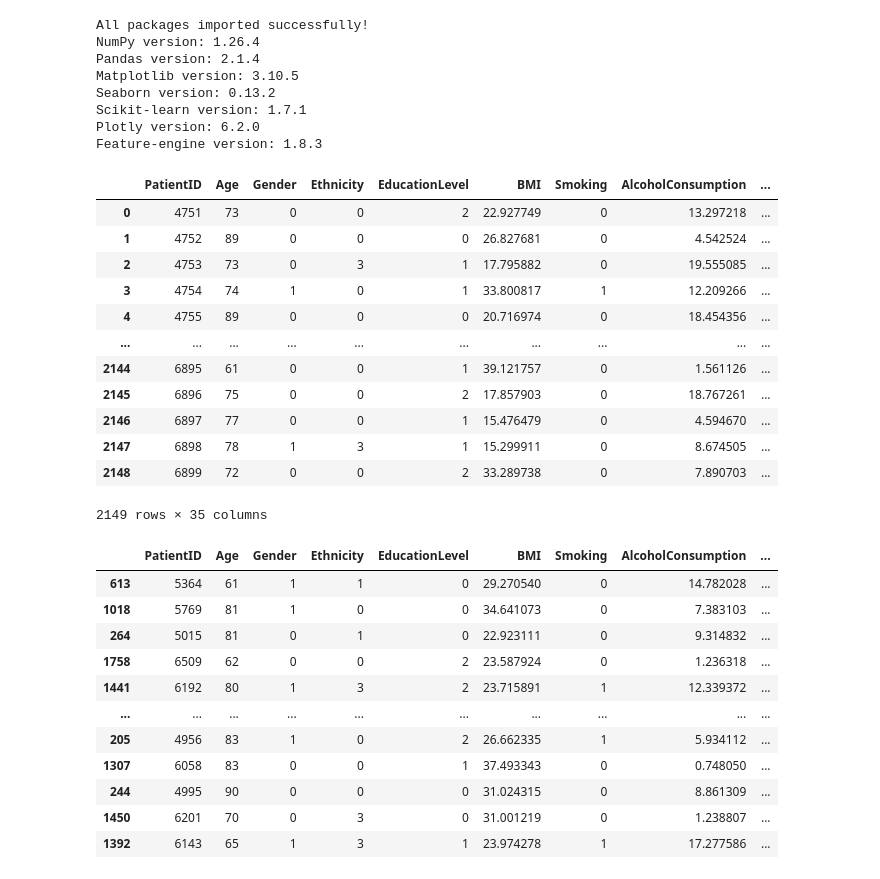
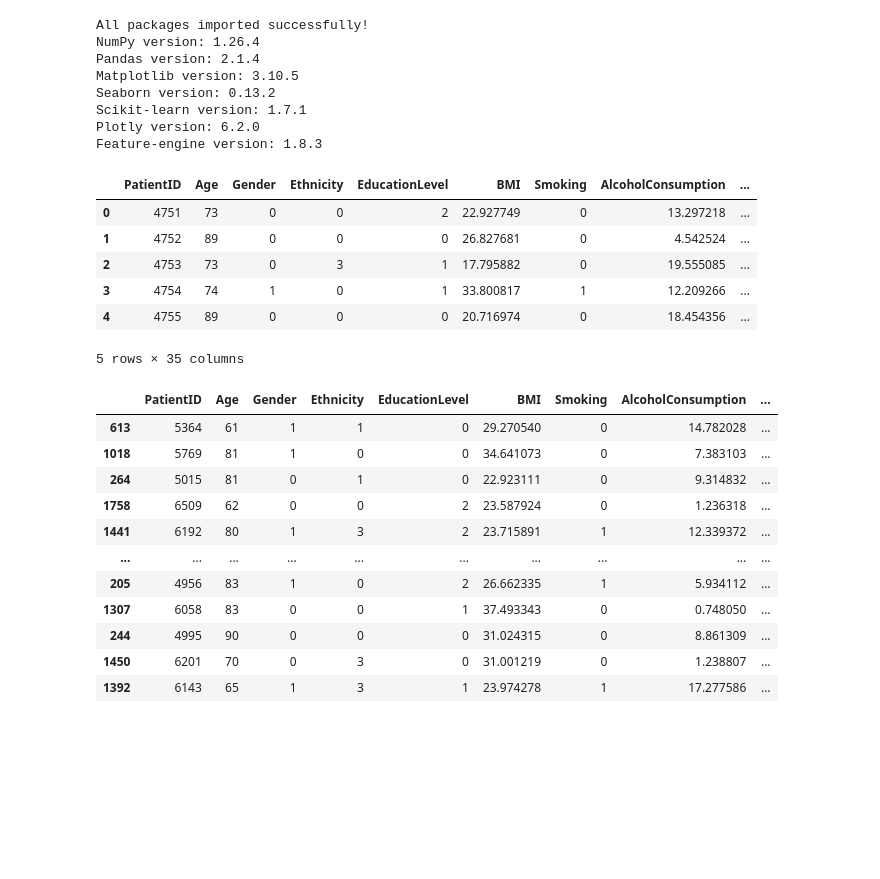
Before and after one commit to FrankiePB95/healthcare-and-public-health, a Jupyter notebook: jupyter_notebooks/data_cleaning_manipulation_and_analysis.ipynb, the cells around one changed output. Saved outputs shown, nothing was run; the diff lists cells and outputs as text; code cells hidden in the pictures; blank space fills up the shorter version.

```diff
--- a/jupyter_notebooks/data_cleaning_manipulation_and_analysis.ipynb
+++ b/jupyter_notebooks/data_cleaning_manipulation_and_analysis.ipynb
@@ -139,23 +139,20 @@ Seaborn version: 0.13.2
 Scikit-learn version: 1.7.1
 Plotly version: 6.2.0
 Feature-engine version: 1.8.3
-# %%
-df = pd.read_csv("../inputs/alzheimers_disease_data.csv")
-df
-# %% [output]
-|  | PatientID | Age | Gender | Ethnicity | EducationLevel | BMI | Smoking | AlcoholConsumption | ... |
-| 0 | 4751 | 73 | 0 | 0 | 2 | 22.927749 | 0 | 13.297218 | ... |
-| 1 | 4752 | 89 | 0 | 0 | 0 | 26.827681 | 0 | 4.542524 | ... |
-| 2 | 4753 | 73 | 0 | 3 | 1 | 17.795882 | 0 | 19.555085 | ... |
-| 3 | 4754 | 74 | 1 | 0 | 1 | 33.800817 | 1 | 12.209266 | ... |
-| 4 | 4755 | 89 | 0 | 0 | 0 | 20.716974 | 0 | 18.454356 | ... |
-| ... | ... | ... | ... | ... | ... | ... | ... | ... | ... |
-| 2144 | 6895 | 61 | 0 | 0 | 1 | 39.121757 | 0 | 1.561126 | ... |
-| 2145 | 6896 | 75 | 0 | 0 | 2 | 17.857903 | 0 | 18.767261 | ... |
-| 2146 | 6897 | 77 | 0 | 0 | 1 | 15.476479 | 0 | 4.594670 | ... |
-| 2147 | 6898 | 78 | 1 | 3 | 1 | 15.299911 | 0 | 8.674505 | ... |
-| 2148 | 6899 | 72 | 0 | 0 | 2 | 33.289738 | 0 | 7.890703 | ... |
-2149 rows × 35 columns
+# %%
+# Use absolute path to be sure
+file_path = "inputs/alzheimers_disease_data.csv"
+df = pd.read_csv(file_path)
+
+df.head()
+# %% [output]
+|  | PatientID | Age | Gender | Ethnicity | EducationLevel | BMI | Smoking | AlcoholConsumption | ... |
+| 0 | 4751 | 73 | 0 | 0 | 2 | 22.927749 | 0 | 13.297218 | ... |
+| 1 | 4752 | 89 | 0 | 0 | 0 | 26.827681 | 0 | 4.542524 | ... |
+| 2 | 4753 | 73 | 0 | 3 | 1 | 17.795882 | 0 | 19.555085 | ... |
+| 3 | 4754 | 74 | 1 | 0 | 1 | 33.800817 | 1 | 12.209266 | ... |
+| 4 | 4755 | 89 | 0 | 0 | 0 | 20.716974 | 0 | 18.454356 | ... |
+5 rows × 35 columns
 # %%
 df = df.sample(frac=0.25, random_state=10)
 df
```
Also changed, not shown: parts of 10 cells of this notebook.
